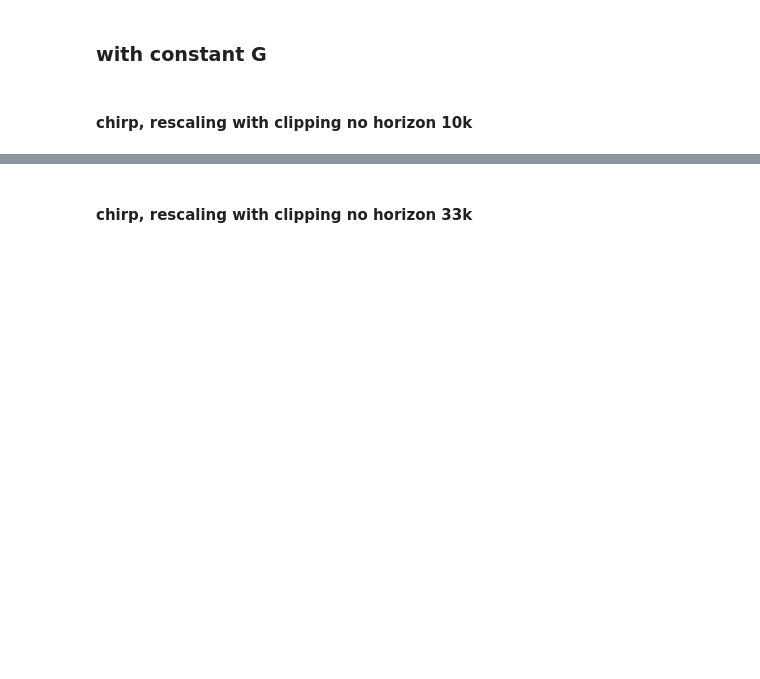
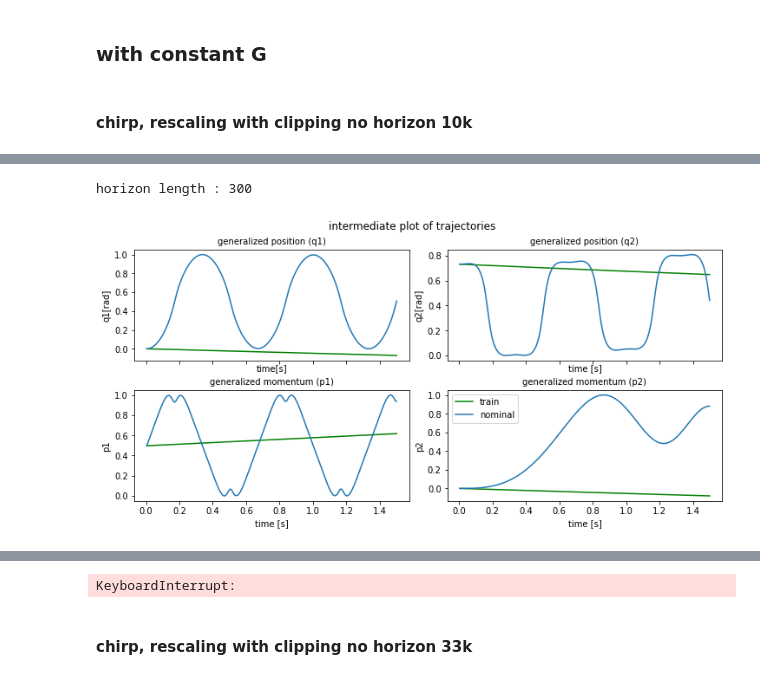
Before and after one commit to unesmu/SP-learning-hamiltonian-functions-from-data, a Jupyter notebook: furuta_pendulum/notebooks/fp-InputHNN.ipynb, the cells around one changed output, grey strips where cells are left out. Drawn from its saved outputs; the diff is of its cells as text; code cells hidden in the pictures; blank space fills up the shorter version.

```diff
--- a/furuta_pendulum/notebooks/fp-InputHNN.ipynb
+++ b/furuta_pendulum/notebooks/fp-InputHNN.ipynb
@@ -194,24 +202,27 @@ is_same_size(horizon_list, switch_steps)
 # %%
 stats = train(
     device=device,
     model=model,
     Ts=Ts,
     train_loader=train_loader,
     test_loader=test_loader,
     w=torch.tensor(weights, device=device),
     grad_clip=grad_clip,
     lr_schedule=lr_schedule,
     begin_decay=begin_decay,
     resnet_config=resnet_config,
-    epoch_number=epoch_number,
+
     alternating=alternating,
     horizon=horizon,
     horizon_type=horizon_type,
     horizon_list=horizon_list,
     switch_steps=switch_steps,
     epochs=epoch_number,
     loss_type=loss_type,
     collect_grads=collect_grads,
     rescale_loss=rescale_loss,
     rescale_dims=rescale_dims,
 )
+# %% [output]
+horizon length : 300
+[figure, added]
@@ -218,3 +232,4 @@ stats = train(
+KeyboardInterrupt:
 # %%
 if collect_grads:
     plot_grads(stats)
```
Also changed, not shown: parts of 11 cells of this notebook, 11 other files.
